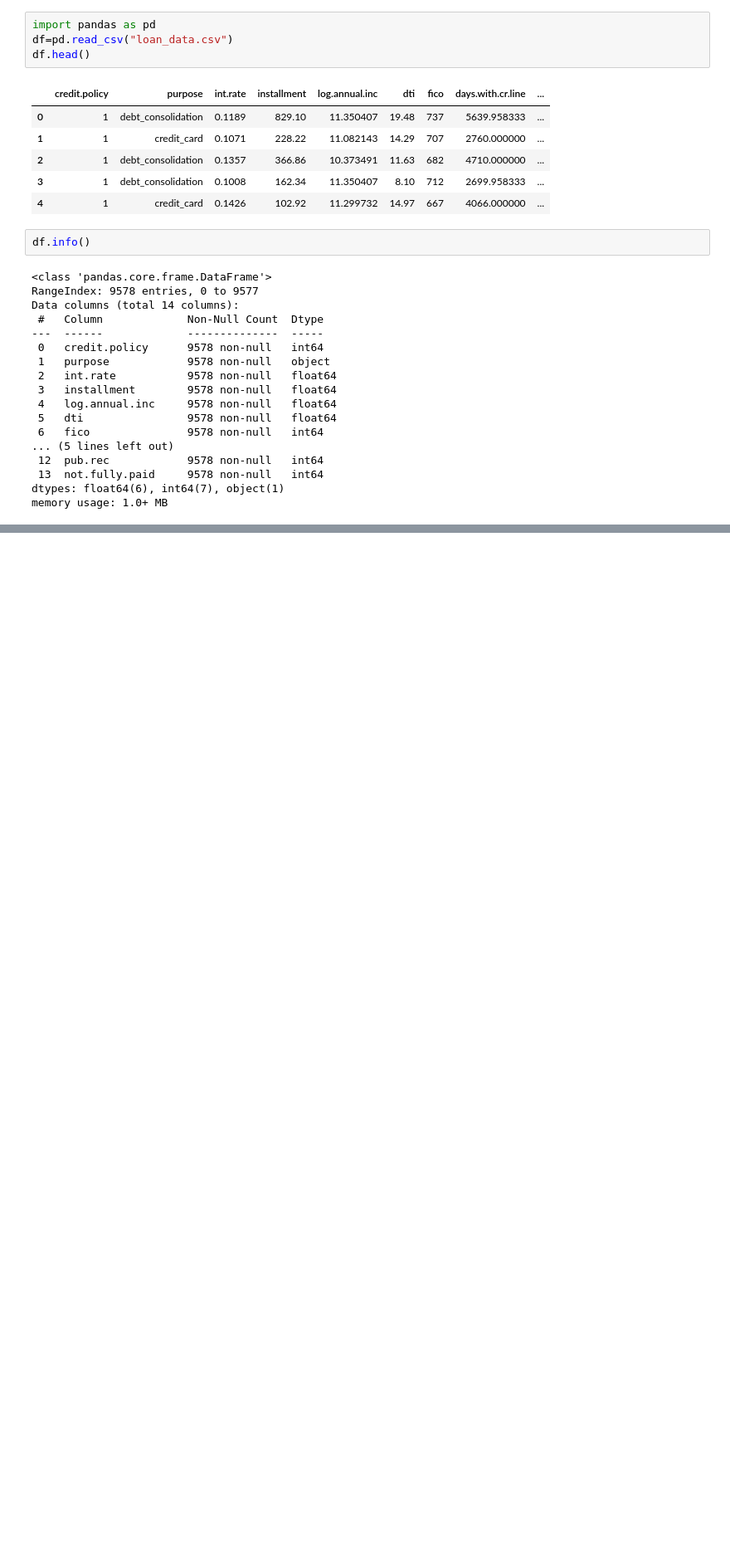
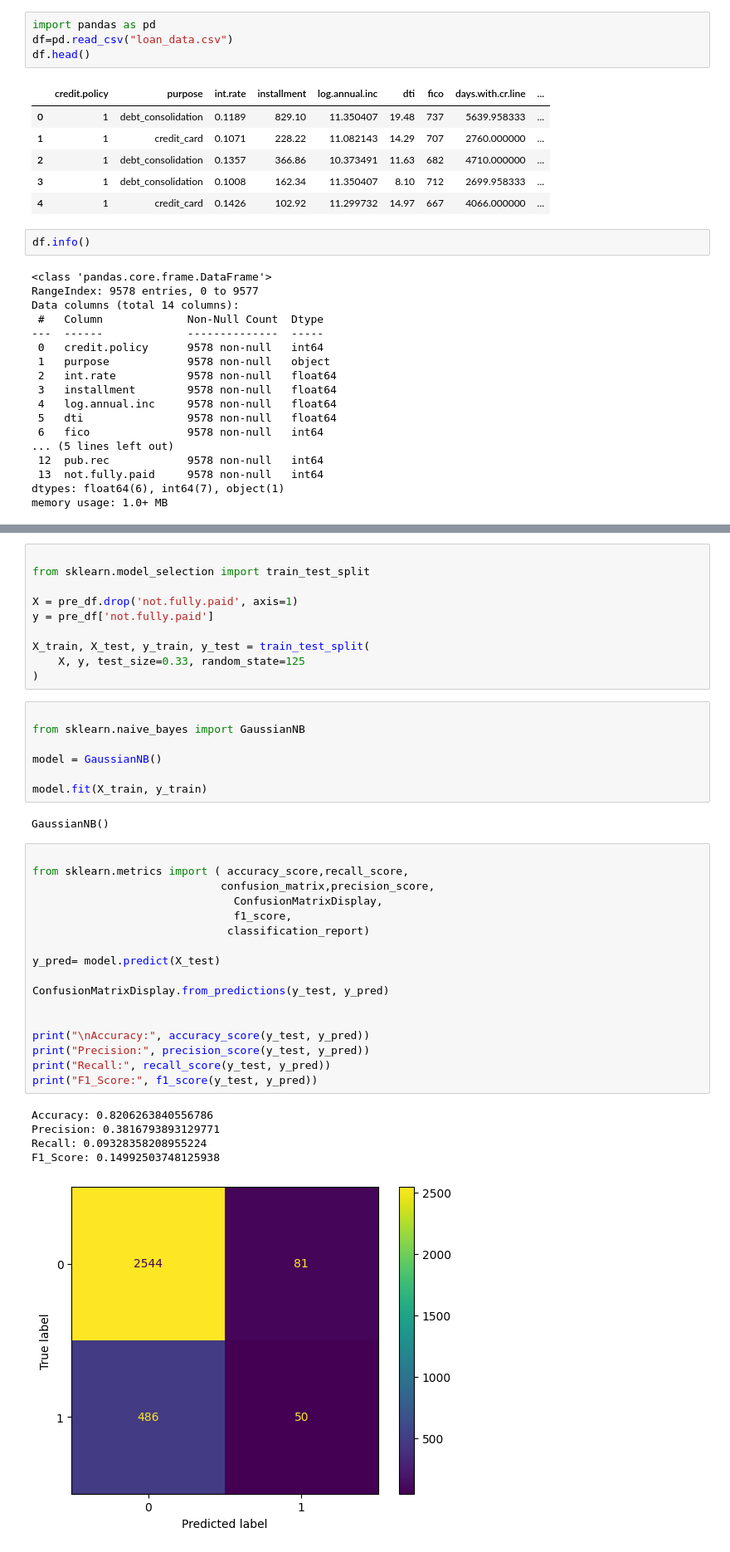
Before and after one commit to VaishnaviSonawane2005/Machine-Learning-Lab, a Jupyter notebook: Assignment 4/Assignment4.ipynb, the cells around one changed output, grey strips where cells are left out. Shown at 83% size. Cells and saved outputs as stored; diff of their text form; blank space fills up the shorter version.

```diff
--- a/Assignment 4/Assignment4.ipynb
+++ b/Assignment 4/Assignment4.ipynb
@@ -48,0 +60,42 @@ pre_df.head()
+# %%
+
+from sklearn.model_selection import train_test_split
+
+X = pre_df.drop('not.fully.paid', axis=1)
+y = pre_df['not.fully.paid']
+
+X_train, X_test, y_train, y_test = train_test_split(
+    X, y, test_size=0.33, random_state=125
+)
+# %%
+
+from sklearn.naive_bayes import GaussianNB
+
+model = GaussianNB()
+
+model.fit(X_train, y_train)
+# %% [output]
+GaussianNB()
+# %%
+
+from sklearn.metrics import ( accuracy_score,recall_score,
+                             confusion_matrix,precision_score,
+                               ConfusionMatrixDisplay,
+                               f1_score,
+                              classification_report)
+
+y_pred= model.predict(X_test)
+
+ConfusionMatrixDisplay.from_predictions(y_test, y_pred)
+
+
+print("\nAccuracy:", accuracy_score(y_test, y_pred))
+print("Precision:", precision_score(y_test, y_pred))
+print("Recall:", recall_score(y_test, y_pred))
+print("F1_Score:", f1_score(y_test, y_pred))
+# %% [output]
+Accuracy: 0.8206263840556786
+Precision: 0.3816793893129771
+Recall: 0.09328358208955224
+F1_Score: 0.14992503748125938
+[figure, added]
```
Also changed, not shown: parts of 3 cells of this notebook.
